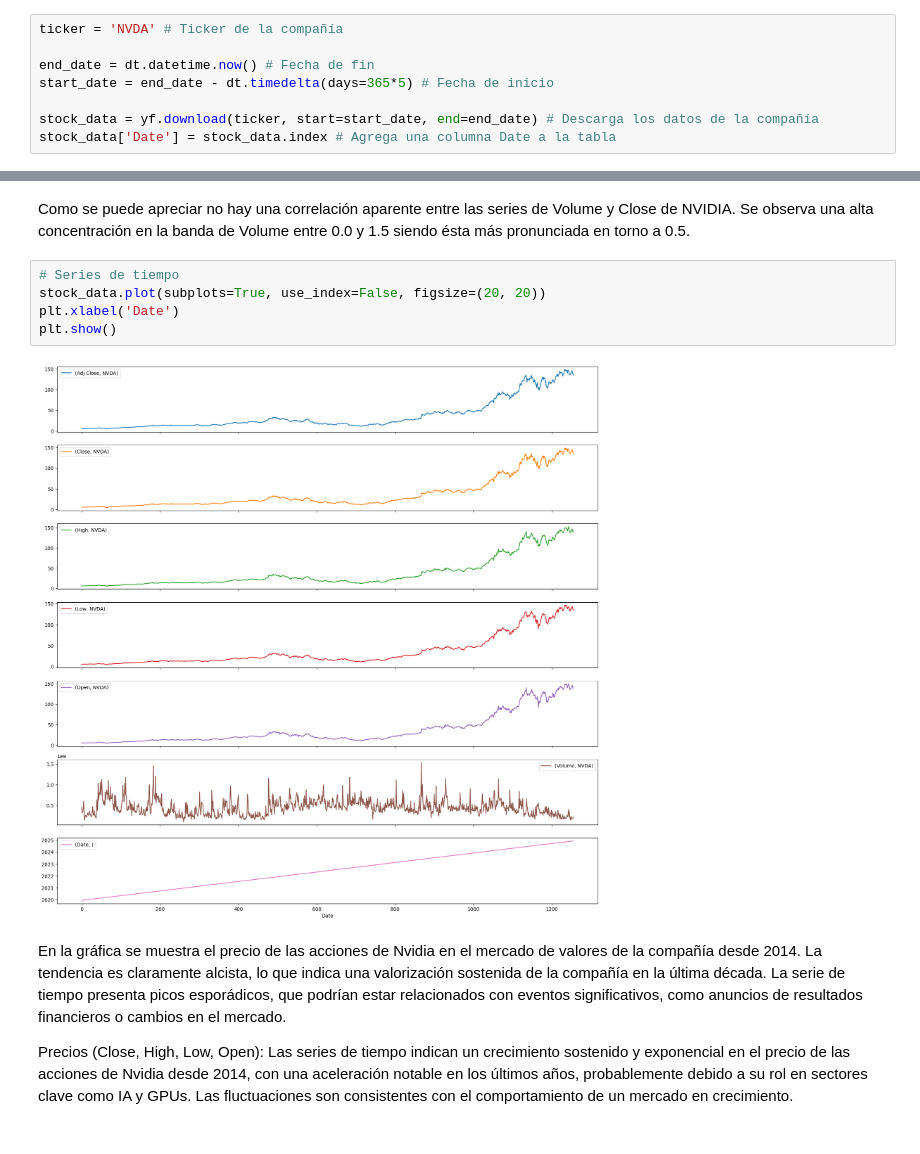
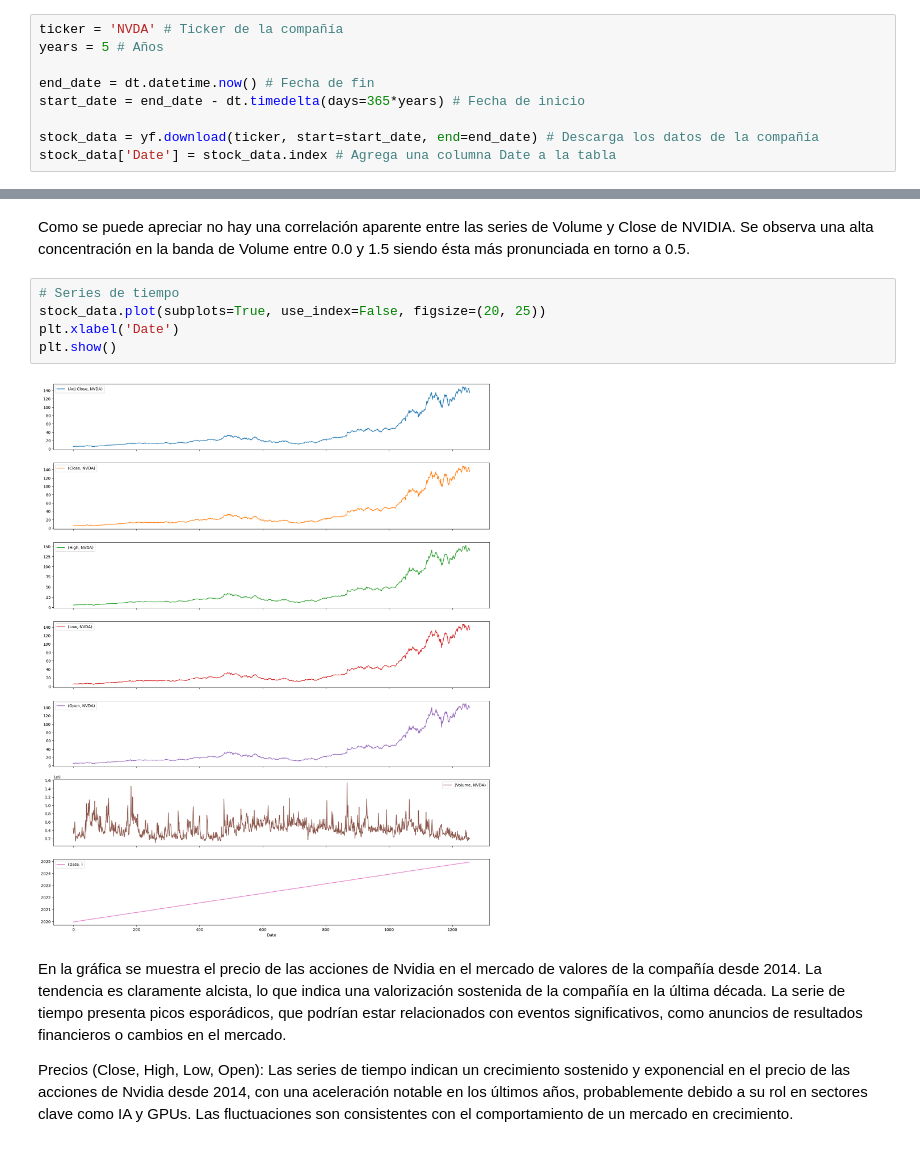
Before and after one commit to gonzakayunawel/series_de_tiempo, a Jupyter notebook: EV1/EV_1_Gonzalo_Cayunao_Erices.ipynb, the cells around one changed output, grey strips where cells are left out. Cells and saved outputs as stored; diff of their text form.

```diff
--- a/EV1/EV_1_Gonzalo_Cayunao_Erices.ipynb
+++ b/EV1/EV_1_Gonzalo_Cayunao_Erices.ipynb
@@ -39,8 +39,9 @@ Los datos seleccionados corresponde a los precios de la acción de la empresa de
 # %%
 ticker = 'NVDA' # Ticker de la compañía
+years = 5 # Años
 
 end_date = dt.datetime.now() # Fecha de fin
-start_date = end_date - dt.timedelta(days=365*5) # Fecha de inicio
+start_date = end_date - dt.timedelta(days=365*years) # Fecha de inicio
 
 stock_data = yf.download(ticker, start=start_date, end=end_date) # Descarga los datos de la compañía
 stock_data['Date'] = stock_data.index # Agrega una columna Date a la tabla
@@ -259,11 +270,11 @@ plt.show()
 Como se puede apreciar no hay una correlación aparente entre las series de Volume y Close de NVIDIA. Se observa una alta concentración en la banda de Volume entre 0.0 y 1.5 siendo ésta más pronunciada en torno a 0.5.
 # %%
 # Series de tiempo
-stock_data.plot(subplots=True, use_index=False, figsize=(20, 20))
+stock_data.plot(subplots=True, use_index=False, figsize=(20, 25))
 plt.xlabel('Date')
 plt.show()
 # %% [output]
-[figure, old version]
+[figure, new version]
 # %% [markdown]
 En la gráfica se muestra el precio de las acciones de Nvidia en el mercado de valores de la compañía desde 2014. La tendencia es claramente alcista, lo que indica una valorización sostenida de la compañía en la última década. La serie de tiempo presenta picos esporádicos, que podrían estar relacionados con eventos significativos, como anuncios de resultados financieros o cambios en el mercado.
 
```
Also changed, not shown: parts of 10 cells of this notebook.
